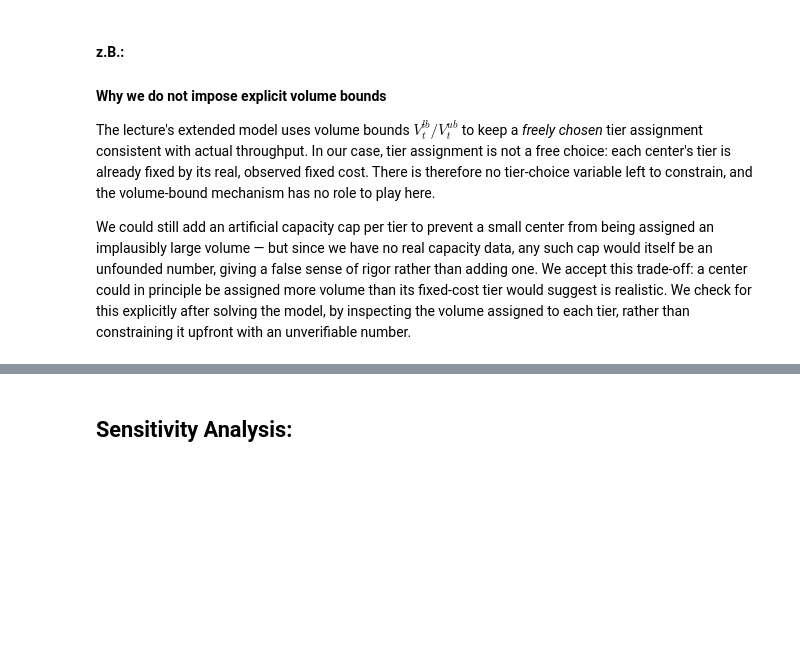
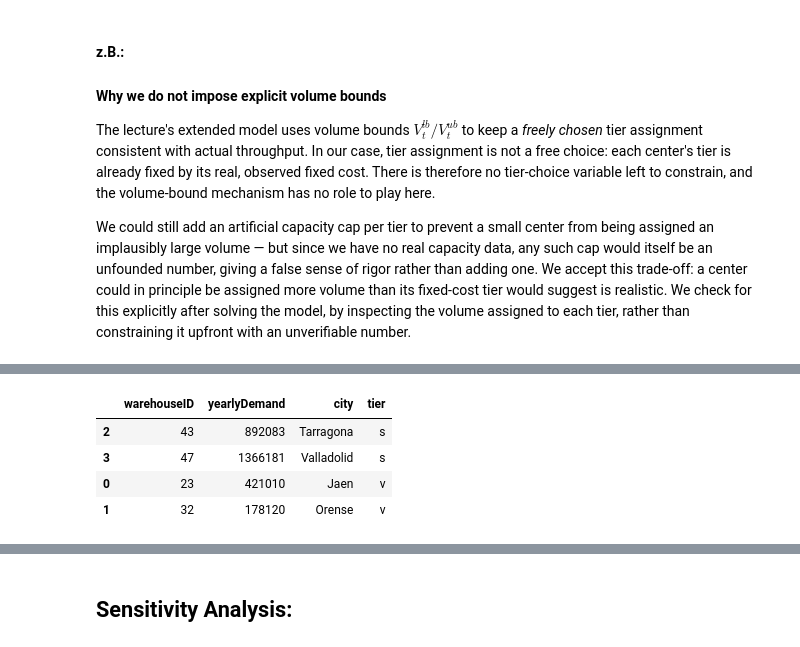
Before and after one commit to TimonLudwig1/case_study_3_d3, a Jupyter notebook: case_study.ipynb, the cells around one changed output, grey strips where cells are left out. Cells and saved outputs as stored; diff of their text form; code cells hidden in the pictures; blank space fills up the shorter version.

```diff
--- a/case_study.ipynb
+++ b/case_study.ipynb
@@ -1475,0 +1486,14 @@ Interestingly, the centers affected here (Burgos, Lugo) are different from those
+# %%
+shiftcost_results = {
+    factor: solve_network(shift_cost=shift_cost_base * factor) for factor in [1.0, 1.2, 1.5]
+}
+
+shiftcost_df = pd.DataFrame({
+    factor: {"cost": r["total_cost"], "n_open": r["n_open"]}
+    for factor, r in shiftcost_results.items()
+}).T
+display(shiftcost_df)
+
+for factor in [1.0, 1.2, 1.5]:
+    tiers = warehouses_flat.set_index("warehouseID").loc[shiftcost_results[factor]["open_centers"], "tier"].value_counts()
+    print(f"shift_cost x{factor}: n_open={shiftcost_results[factor]['n_open']}, tiers={tiers.to_dict()}")
@@ -1475,0 +1517,3 @@ Interestingly, the centers affected here (Burgos, Lugo) are different from those
+# %%
+tier_1_5 = warehouses_flat.set_index("warehouseID").loc[shiftcost_results[1.5]["open_centers"], ["city", "tier"]]
+tier_1_5[tier_1_5["tier"].isin(["m", "l", "h"])]
@@ -1493,3 +1560,24 @@ trade-off: a center could in principle be assigned more volume than its
 fixed-cost tier would suggest is realistic. We check for this explicitly
 after solving the model, by inspecting the volume assigned to each tier,
 rather than constraining it upfront with an unverifiable number.
+# %%
+tech_results = {
+    "base": solve_network(),
+    "autonomous_no_crew": solve_network(shift_cost=shift_cost_base * 0.4),
+    "autonomous_full": solve_network(shift_cost=shift_cost_base * 0.4, shift_min=900, travel_factor=0.8),
+}
+
+tech_df = pd.DataFrame({
+    name: {"cost": r["total_cost"], "n_open": r["n_open"]}
+    for name, r in tech_results.items()
+}).T
+
+display(tech_df)
+
+usable_full_tech = 900 - 2 * shifts_long["travelTime"] * 0.8
+n_feasible_tech = (usable_full_tech > 0).sum()
+print(f"Feasible links in autonomous_full scenario: {n_feasible_tech} (vs. 2,661 in the base case)\n")
+
+for name, r in tech_results.items():
+    tiers = warehouses_flat.set_index("warehouseID").loc[r["open_centers"], "tier"].value_counts()
+    print(f"{name}: n_open={r['n_open']}, tiers={tiers.to_dict()}")
@@ -1495,0 +1594,13 @@ rather than constraining it upfront with an unverifiable number.
+# %%
+volume_per_center_tech = (
+    pd.DataFrame(tech_results["autonomous_full"]["assignment"], columns=["warehouseID", "regionID"])
+    .merge(regions_flat[["regionID", "yearlyDemand"]], on="regionID")
+    .groupby("warehouseID")["yearlyDemand"].sum()
+)
+volume_per_center_tech.reset_index().merge(warehouses_flat[["warehouseID", "city", "tier"]], on="warehouseID").sort_values("tier")
+# %% [output]
+|  | warehouseID | yearlyDemand | city | tier |
+| 2 | 43 | 892083 | Tarragona | s |
+| 3 | 47 | 1366181 | Valladolid | s |
+| 0 | 23 | 421010 | Jaen | v |
+| 1 | 32 | 178120 | Orense | v |
```
Also changed, not shown: parts of 17 cells of this notebook.
